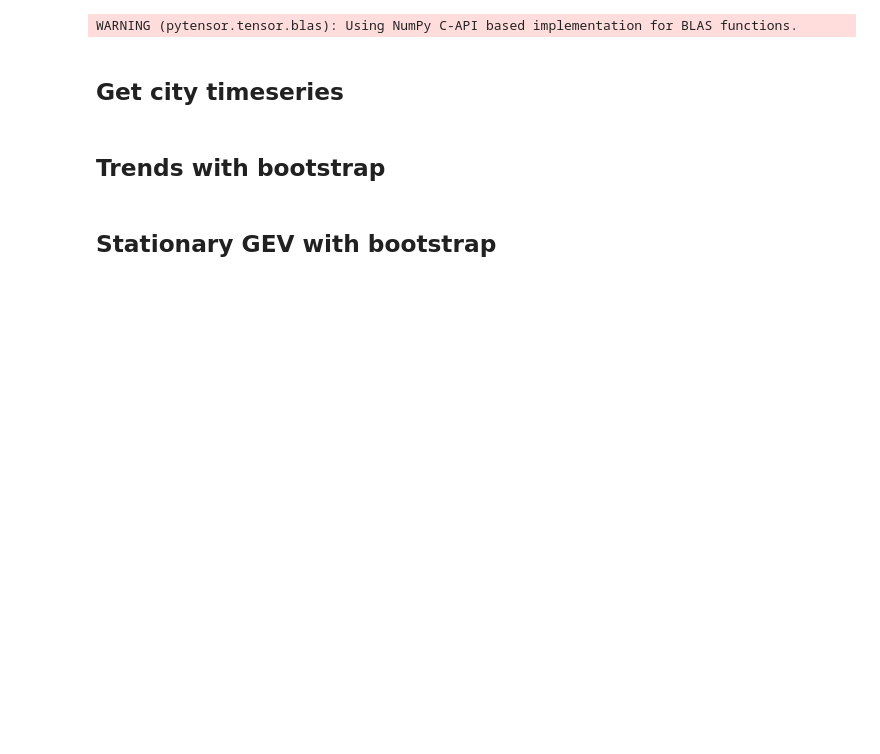
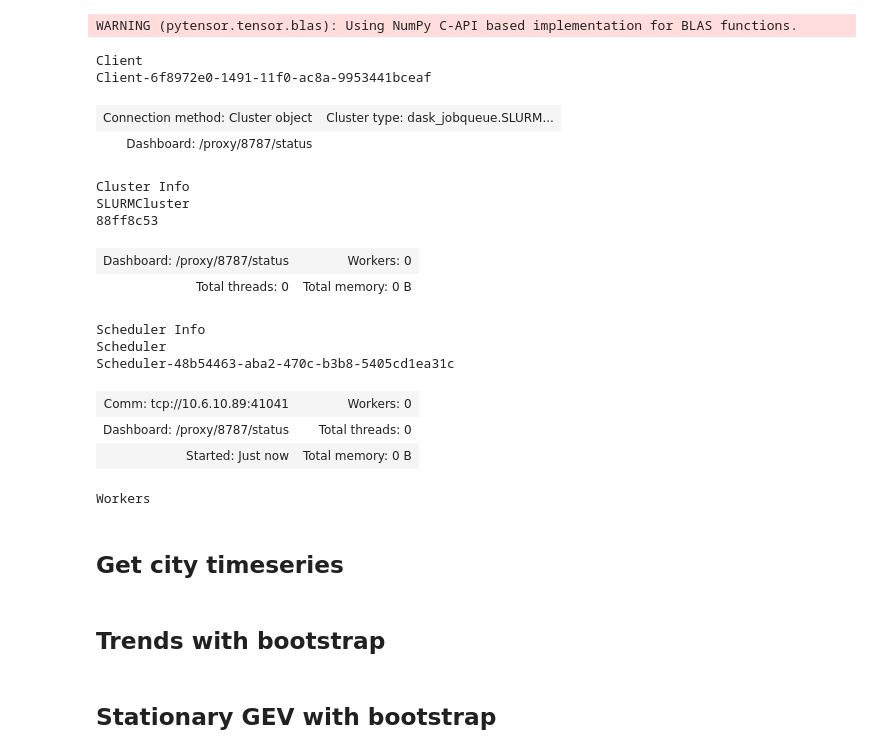
Before and after one commit to david0811/conus_comparison_lafferty-etal-2024, a Jupyter notebook: scripts/02e_cities.ipynb, the cells around one changed output. Saved outputs shown, nothing was run; the diff lists cells and outputs as text; code cells hidden in the pictures; blank space fills up the shorter version.

```diff
--- a/scripts/02e_cities.ipynb
+++ b/scripts/02e_cities.ipynb
@@ -51,24 +51,41 @@ WARNING (pytensor.tensor.blas): Using NumPy C-API based implementation for BLAS
 # %%
 #######################
 ### Dask
 ### For non-Bayes
 #######################
 from dask_jobqueue import SLURMCluster
 
 cluster = SLURMCluster(
-    account="pches",
-    # account="open",
+    account="pches_cr_default",
+    queue='basic',
     cores=1,
     processes=1,
     memory="5GiB",
-    walltime="02:00:00",
+    walltime="01:00:00",
 )
 
-cluster.scale(20)
+cluster.scale(15)
 
 from dask.distributed import Client
 client = Client(cluster)
 client
+# %% [output]
+Client
+Client-6f8972e0-1491-11f0-ac8a-9953441bceaf
+| Connection method: Cluster object | Cluster type: dask_jobqueue.SLURM... |
+| Dashboard: /proxy/8787/status |  |
+Cluster Info
+SLURMCluster
+88ff8c53
+| Dashboard: /proxy/8787/status | Workers: 0 |
+| Total threads: 0 | Total memory: 0 B |
+Scheduler Info
+Scheduler
+Scheduler-48b54463-aba2-470c-b3b8-5405cd1ea31c
+| Comm: tcp://10.6.10.89:41041 | Workers: 0 |
+| Dashboard: /proxy/8787/status | Total threads: 0 |
+| Started: Just now | Total memory: 0 B |
+Workers
 # %% [markdown]
 ## Get city timeseries
 # %%
```
Also changed, not shown: parts of 1 cell of this notebook, 8 other files.
